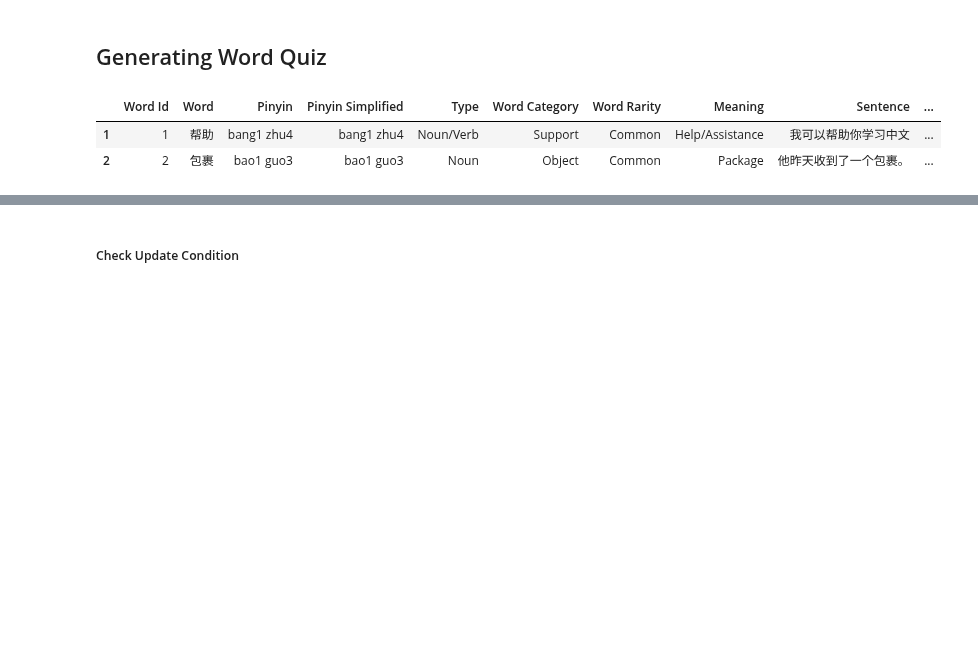
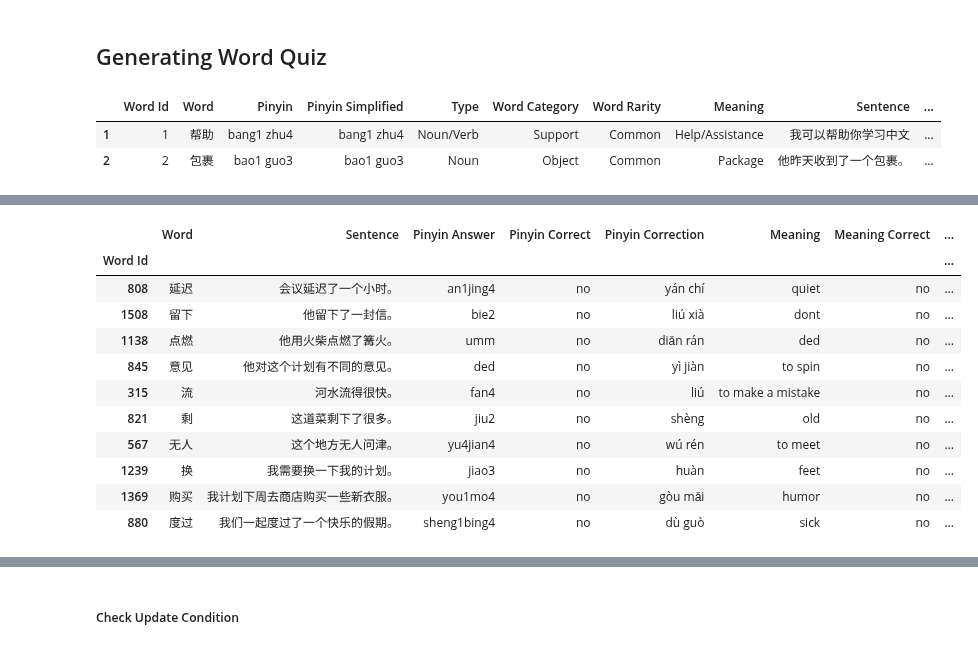
Before and after one commit to tuawong/GPT4LanguageLearning, a Jupyter notebook: GPT_ChineseQuiz.ipynb, the cells around one changed output, grey strips where cells are left out. Cells and saved outputs as stored; diff of their text form; code cells hidden in the pictures; blank space fills up the shorter version.

```diff
--- a/GPT_ChineseQuiz.ipynb
+++ b/GPT_ChineseQuiz.ipynb
@@ -25,3 +313,5 @@ word_dict.head(2)
 |  | Word Id | Word | Pinyin | Pinyin Simplified | Type | Word Category | Word Rarity | Meaning | Sentence | ... |
 | 1 | 1 | 帮助 | bang1 zhu4 | bang1 zhu4 | Noun/Verb | Support | Common | Help/Assistance | 我可以帮助你学习中文 | ... |
 | 2 | 2 | 包裹 | bao1 guo3 | bao1 guo3 | Noun | Object | Common | Package | 他昨天收到了一个包裹。 | ... |
+# %%
+quiz_generator = QuizGenerator(word_dict)
@@ -56,0 +372,20 @@ meaning_answer = 'quiet, dont, ded, to spin, to make a mistake, old, to meet, fe
+# %%
+quiz_result = quiz_generator.evaluate_pinyin_and_meaning_quiz(
+    pinyin_answer = quiz_df_display['Pinyin'],
+    meaning_answer = quiz_df_display['Meaning']
+)
+
+quiz_result
+# %% [output]
+|  | Word | Sentence | Pinyin Answer | Pinyin Correct | Pinyin Correction | Meaning | Meaning Correct | ... |
+| Word Id |  |  |  |  |  |  |  | ... |
+| 808 | 延迟 | 会议延迟了一个小时。 | an1jing4 | no | yán chí | quiet | no | ... |
+| 1508 | 留下 | 他留下了一封信。 | bie2 | no | liú xià | dont | no | ... |
+| 1138 | 点燃 | 他用火柴点燃了篝火。 | umm | no | diǎn rán | ded | no | ... |
+| 845 | 意见 | 他对这个计划有不同的意见。 | ded | no | yì jiàn | to spin | no | ... |
+| 315 | 流 | 河水流得很快。 | fan4 | no | liú | to make a mistake | no | ... |
+| 821 | 剩 | 这道菜剩下了很多。 | jiu2 | no | shèng | old | no | ... |
+| 567 | 无人 | 这个地方无人问津。 | yu4jian4 | no | wú rén | to meet | no | ... |
+| 1239 | 换 | 我需要换一下我的计划。 | jiao3 | no | huàn | feet | no | ... |
+| 1369 | 购买 | 我计划下周去商店购买一些新衣服。 | you1mo4 | no | gòu mǎi | humor | no | ... |
+| 880 | 度过 | 我们一起度过了一个快乐的假期。 | sheng1bing4 | no | dù guò | sick | no | ... |
```
Also changed, not shown: parts of 7 cells of this notebook, 2 other files.
